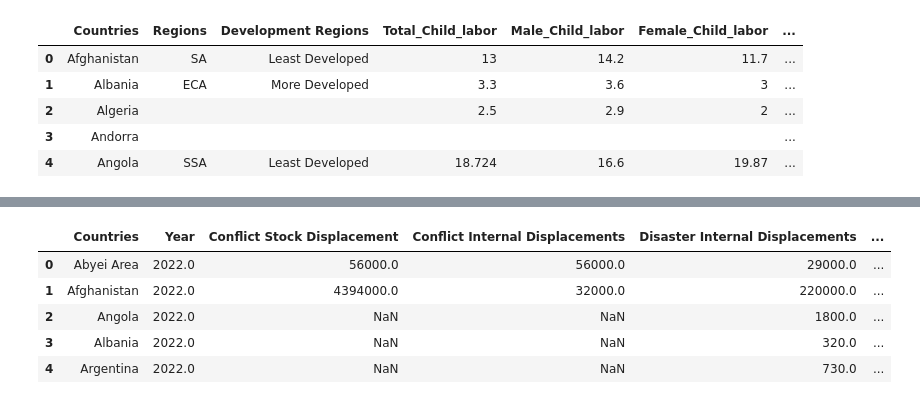
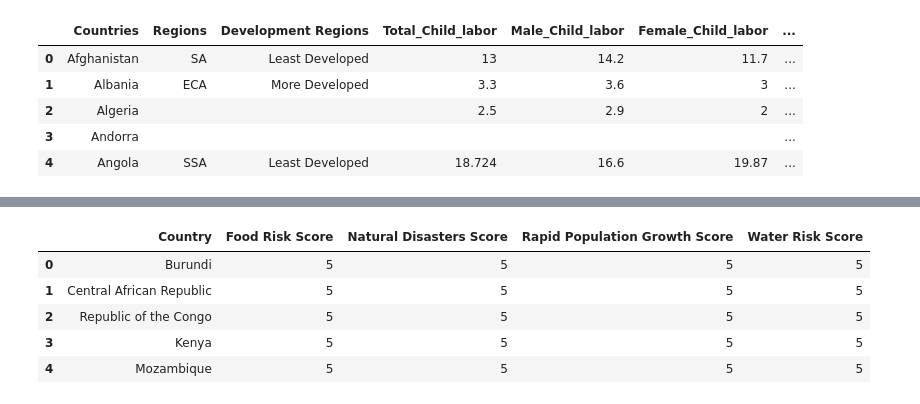
Before and after one commit to shimjide123/datman, a Jupyter notebook: PS3_by_Yu_Nong.ipynb, the cells around one changed output, grey strips where cells are left out. Cells and saved outputs as stored; diff of their text form; code cells hidden in the pictures.

```diff
--- a/PS3_by_Yu_Nong.ipynb
+++ b/PS3_by_Yu_Nong.ipynb
@@ -378,9 +493,11 @@ Firstproject=displacement.merge(Merged2, on='Countries', how='outer')
+# %%
+Ethreat=pd.read_excel("https://github.com/shimjide123/datman/raw/main/ETR_Public_Release_Data_2022.xlsx")
 # %%
-Firstproject.head()
+Ethreat.head()
 # %% [output]
-|  | Countries | Year | Conflict Stock Displacement | Conflict Internal Displacements | Disaster Internal Displacements | ... |
-| 0 | Abyei Area | 2022.0 | 56000.0 | 56000.0 | 29000.0 | ... |
-| 1 | Afghanistan | 2022.0 | 4394000.0 | 32000.0 | 220000.0 | ... |
-| 2 | Angola | 2022.0 | NaN | NaN | 1800.0 | ... |
-| 3 | Albania | 2022.0 | NaN | NaN | 320.0 | ... |
-| 4 | Argentina | 2022.0 | NaN | NaN | 730.0 | ... |
+|  | Country | Food Risk Score | Natural Disasters Score | Rapid Population Growth Score | Water Risk Score |
+| 0 | Burundi | 5 | 5 | 5 | 5 |
+| 1 | Central African Republic | 5 | 5 | 5 | 5 |
+| 2 | Republic of the Congo | 5 | 5 | 5 | 5 |
+| 3 | Kenya | 5 | 5 | 5 | 5 |
+| 4 | Mozambique | 5 | 5 | 5 | 5 |
```
Also changed, not shown: parts of 51 cells of this notebook.
